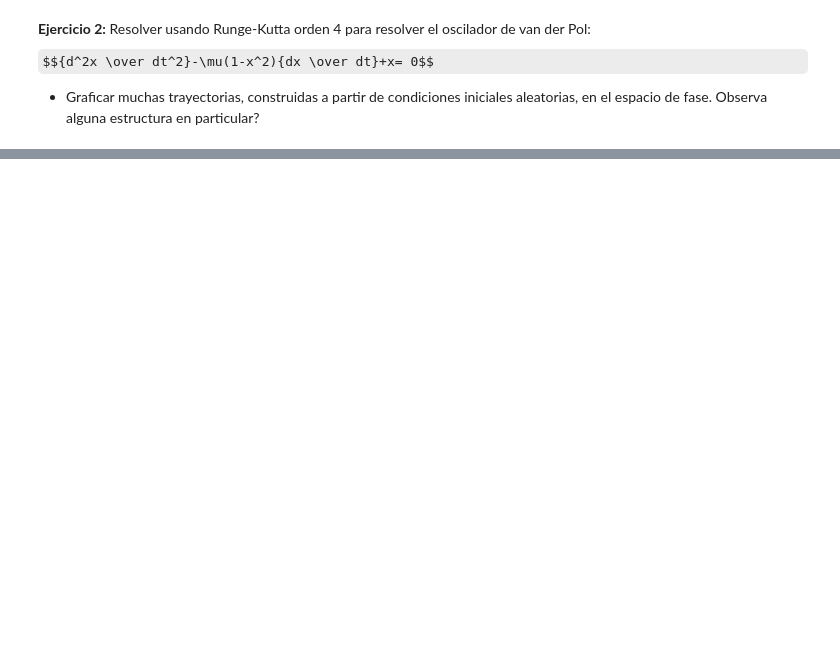
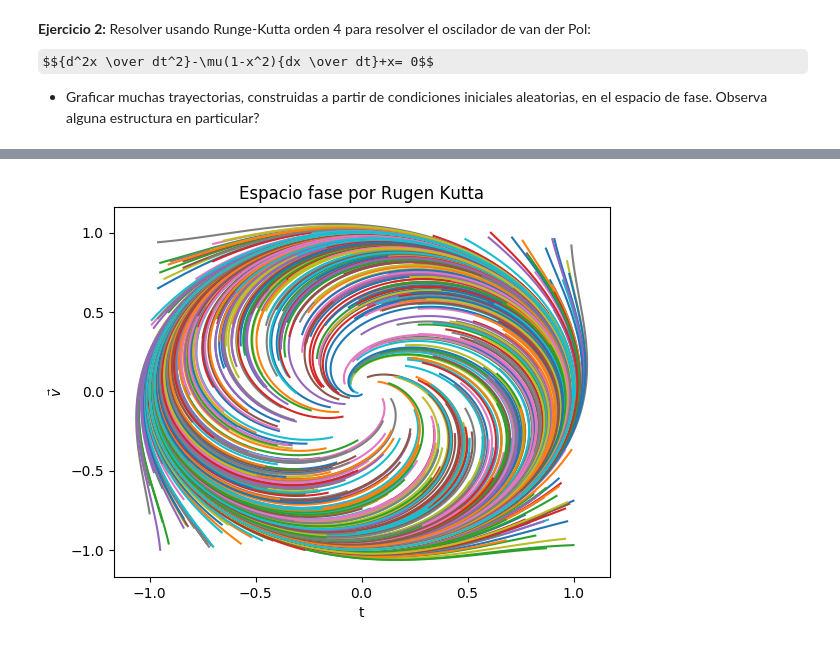
Before and after one commit to DianaLopezAngeles/Fisica_Computacional_Lopez_Angeles, a Jupyter notebook: Tarea_14.ipynb, the cells around one changed output, grey strips where cells are left out. Saved outputs shown, nothing was run; the diff lists cells and outputs as text; code cells hidden in the pictures; some formulas as TeX source; blank space fills up the shorter version.

```diff
--- a/Tarea_14.ipynb
+++ b/Tarea_14.ipynb
@@ -163,0 +177,19 @@ end;
+# %%
+#El ejercicio en clase:
+h(x,t)=[x[1]+x[2]-x[1]*(x[1]^2+x[2]^2),-(x[1]-x[2])-x[2]*(x[1]^2+x[2]^2)]
+
+for i in 1:700
+    ω = .01*rand(-100:100,2,1)
+    soluciones_condiciones_iniciales_kutta=runge_kutta_dimensiones(h,list,ω);
+    mlistx1_kutta=map(x->x[1],soluciones_condiciones_iniciales_kutta);
+    mlistx2_kutta=map(x->x[2],soluciones_condiciones_iniciales_kutta);
+    xlabel("t")
+    ylabel(L"\vec{v}")
+    title("Espacio fase por Rugen Kutta")
+    plot(mlistx1_kutta,mlistx2_kutta);
+    #xlim(-10,10)
+    #ylim(-10,10)
+    legend()
+end;
+# %% [output]
+[figure, added]
```
Also changed, not shown: parts of 12 cells of this notebook.
